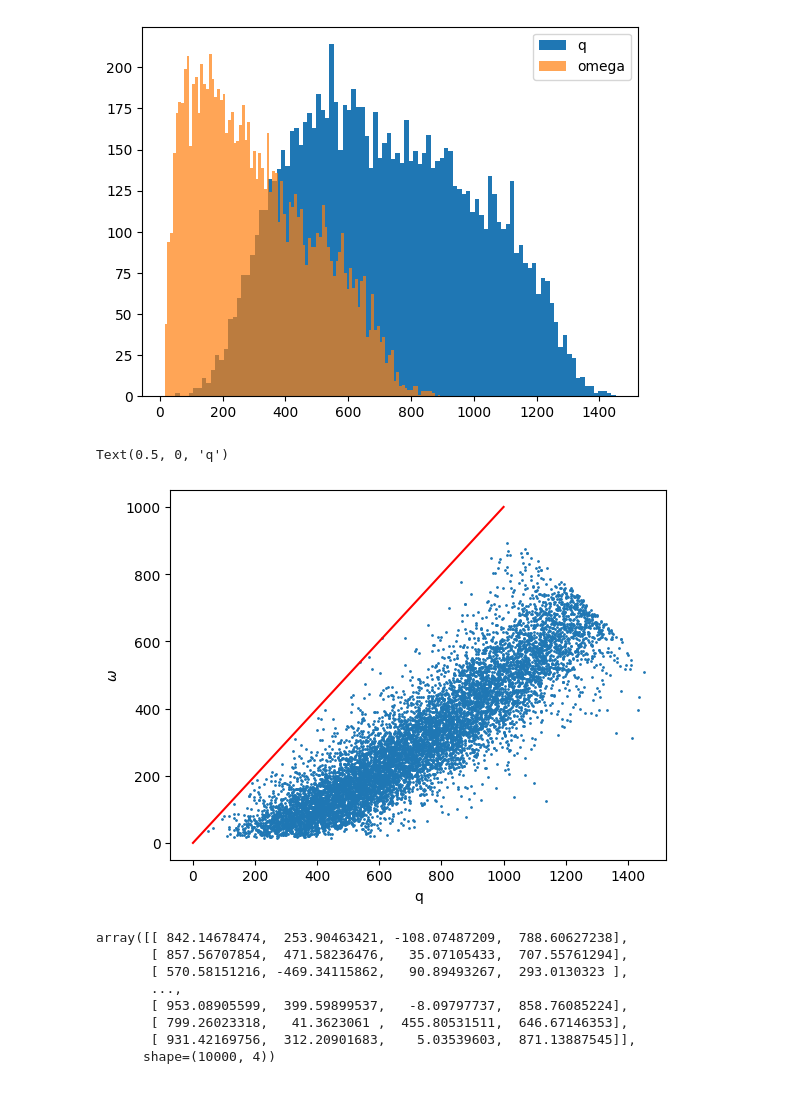
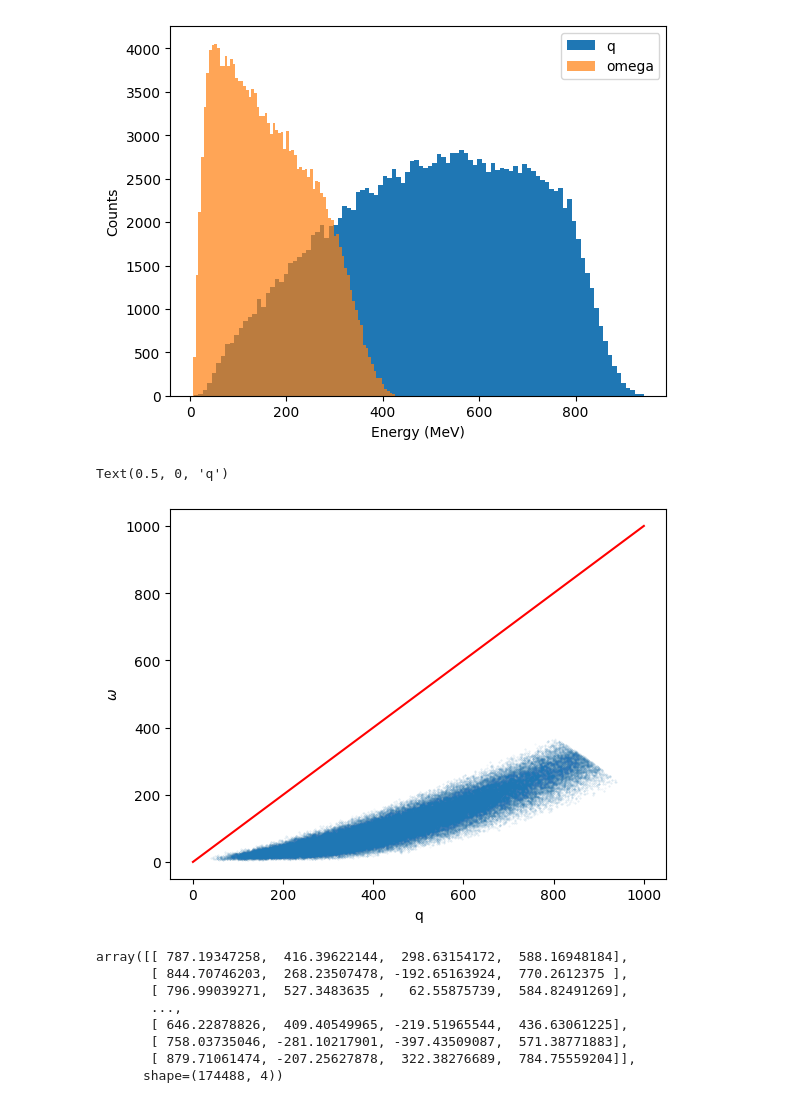
Before and after one commit to grufkork/neutrino_bsc_26, a Jupyter notebook: root-demo.ipynb, the cells around one changed output. Cells and saved outputs as stored; diff of their text form; code cells hidden in the pictures.

```diff
--- a/root-demo.ipynb
+++ b/root-demo.ipynb
@@ -5,29 +8,32 @@ import uproot
 # %%
-import modules.loadroot
-mom_ins, mom_outs, q_vals, omega_vals = modules.loadroot.load_events_file("./data/nuwro_testdata/eventsout.root")
+importlib.reload(modules.loadroot)
+importlib.reload(modules.loaddata)
+mom_ins, mom_outs, q_vals, omega_vals = modules.loadroot.load_events_file("../nuwro/eventsout.root")
 plt.hist(q_vals, bins=100, label="q")
 plt.hist(omega_vals, bins=100, alpha=0.7, label="omega")
 plt.legend()
+plt.xlabel("Energy (MeV)")
+plt.ylabel("Counts")
 None
 # %% [output]
-[figure, old version]
+[figure, new version]
 # %%
-plt.scatter(q_vals, omega_vals, s=1)
+plt.scatter(q_vals, omega_vals, s=0.1, alpha=0.1)
 plt.plot([0, 1000], [0,1000], color="red")
 plt.ylabel("$\\omega$")
 plt.xlabel("q")
 # %% [output]
 Text(0.5, 0, 'q')
-[figure, old version]
+[figure, new version]
 # %%
 mom_outs
 # %% [output]
-array([[ 842.14678474,  253.90463421, -108.07487209,  788.60627238],
-       [ 857.56707854,  471.58236476,   35.07105433,  707.55761294],
-       [ 570.58151216, -469.34115862,   90.89493267,  293.0130323 ],
+array([[ 787.19347258,  416.39622144,  298.63154172,  588.16948184],
+       [ 844.70746203,  268.23507478, -192.65163924,  770.2612375 ],
+       [ 796.99039271,  527.3483635 ,   62.55875739,  584.82491269],
        ...,
-       [ 953.08905599,  399.59899537,   -8.09797737,  858.76085224],
-       [ 799.26023318,   41.3623061 ,  455.80531511,  646.67146353],
-       [ 931.42169756,  312.20901683,    5.03539603,  871.13887545]],
-      shape=(10000, 4))
+       [ 646.22878826,  409.40549965, -219.51965544,  436.63061225],
+       [ 758.03735046, -281.10217901, -397.43509087,  571.38771883],
+       [ 879.71061474, -207.25627878,  322.38276689,  784.75559204]],
+      shape=(174488, 4))
 # %%
```
Also changed, not shown: parts of 19 cells of this notebook, 51 other files.
